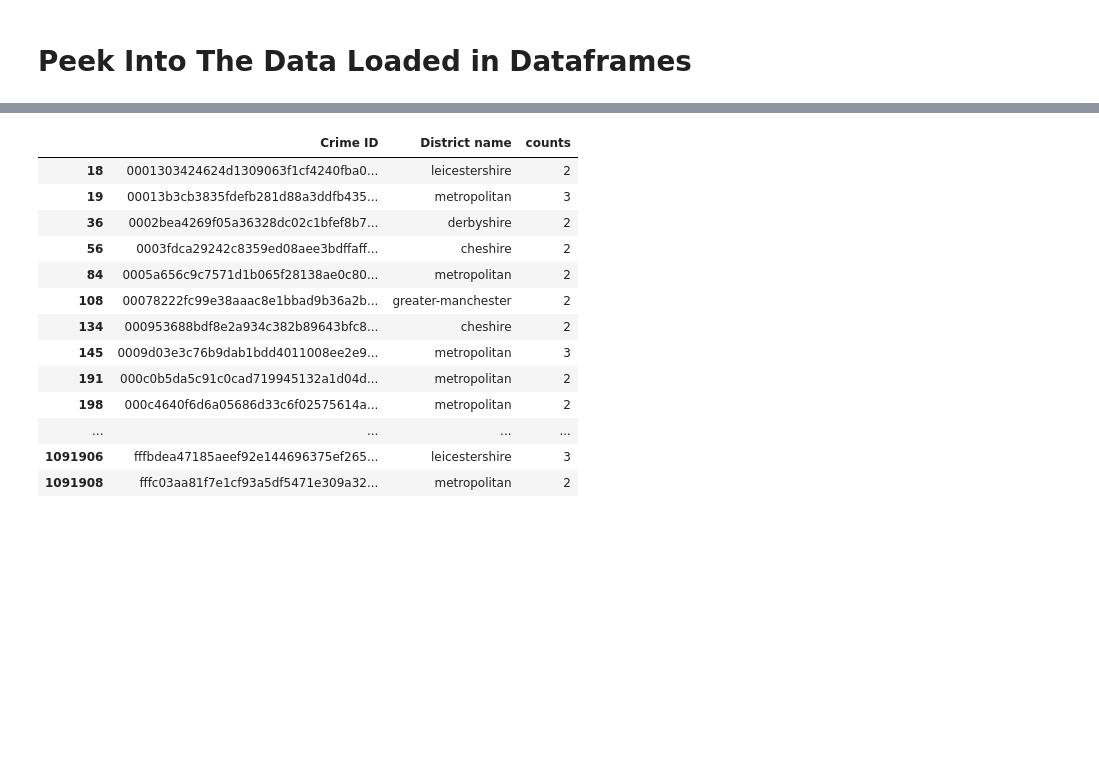
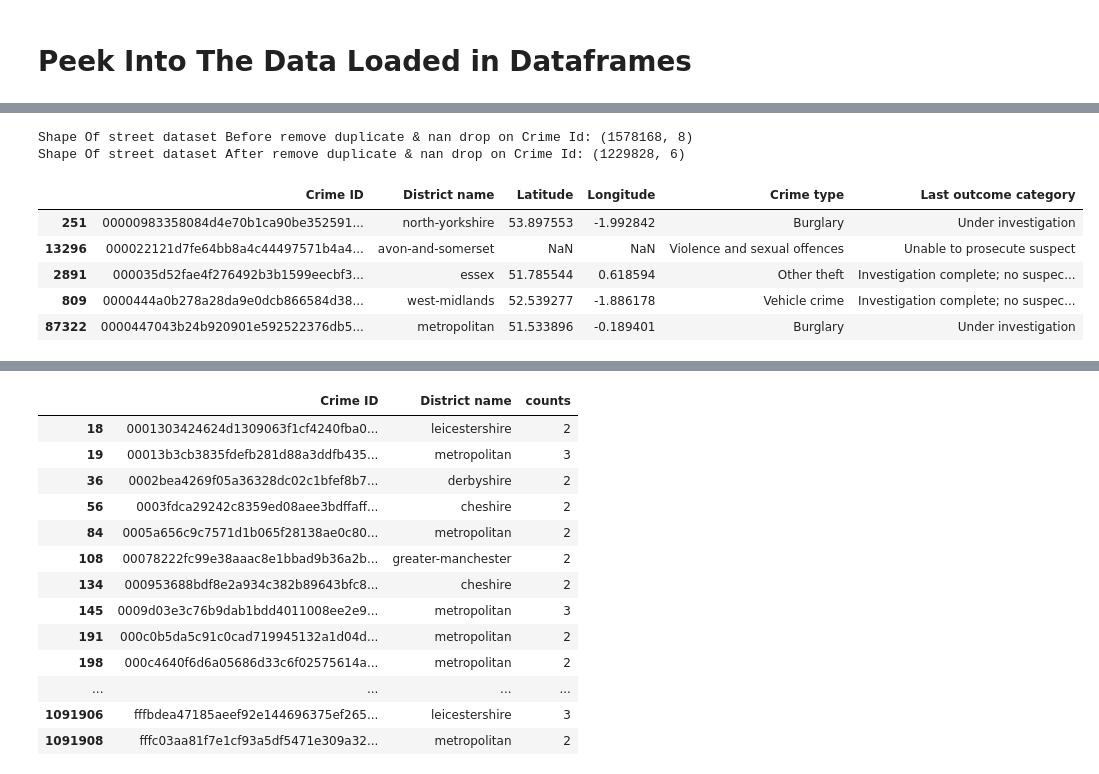
Before and after one commit to dixitm20/myworkspace, a Jupyter notebook: assignment/code-python/process_crimedata_and_load_to_es.ipynb, the cells around one changed output, grey strips where cells are left out. Saved outputs shown, nothing was run; the diff lists cells and outputs as text; code cells hidden in the pictures; blank space fills up the shorter version.

Commit message:
Added Logic Till Final Cleanup Of The Datasets

```diff
--- a/assignment/code-python/process_crimedata_and_load_to_es.ipynb
+++ b/assignment/code-python/process_crimedata_and_load_to_es.ipynb
@@ -315,0 +353,24 @@ Shape Of The street Dataframe: (1192446, 11)
+# %%
+rmd_dfStreet=dfStreet.sort_values(['Crime ID','District name','Month','Rownum'])\
+.drop_duplicates(['Crime ID'],'last')
+
+rmd_clean_dfStreet=rmd_dfStreet[rmd_dfStreet['Crime ID'] != 'nan']
+
+rmd_clean_dfStreet=rmd_clean_dfStreet[['Crime ID', 'District name', 'Latitude'\
+                                       , 'Longitude', 'Crime type', 'Last outcome category']]
+
+print('Shape Of street dataset Before remove duplicate & nan drop on Crime Id: {}'\
+      .format(dfStreet.shape))
+print('Shape Of street dataset After remove duplicate & nan drop on Crime Id: {}'\
+      .format(rmd_clean_dfStreet.shape))
+
+rmd_clean_dfStreet.head()
+# %% [output]
+Shape Of street dataset Before remove duplicate & nan drop on Crime Id: (1578168, 8)
+Shape Of street dataset After remove duplicate & nan drop on Crime Id: (1229828, 6)
+|  | Crime ID | District name | Latitude | Longitude | Crime type | Last outcome category |
+| 251 | 00000983358084d4e70b1ca90be352591... | north-yorkshire | 53.897553 | -1.992842 | Burglary | Under investigation |
+| 13296 | 000022121d7fe64bb8a4c44497571b4a4... | avon-and-somerset | NaN | NaN | Violence and sexual offences | Unable to prosecute suspect |
+| 2891 | 000035d52fae4f276492b3b1599eecbf3... | essex | 51.785544 | 0.618594 | Other theft | Investigation complete; no suspec... |
+| 809 | 0000444a0b278a28da9e0dcb866584d38... | west-midlands | 52.539277 | -1.886178 | Vehicle crime | Investigation complete; no suspec... |
+| 87322 | 0000447043b24b920901e592522376db5... | metropolitan | 51.533896 | -0.189401 | Burglary | Under investigation |
```
Also changed, not shown: parts of 13 cells of this notebook.
